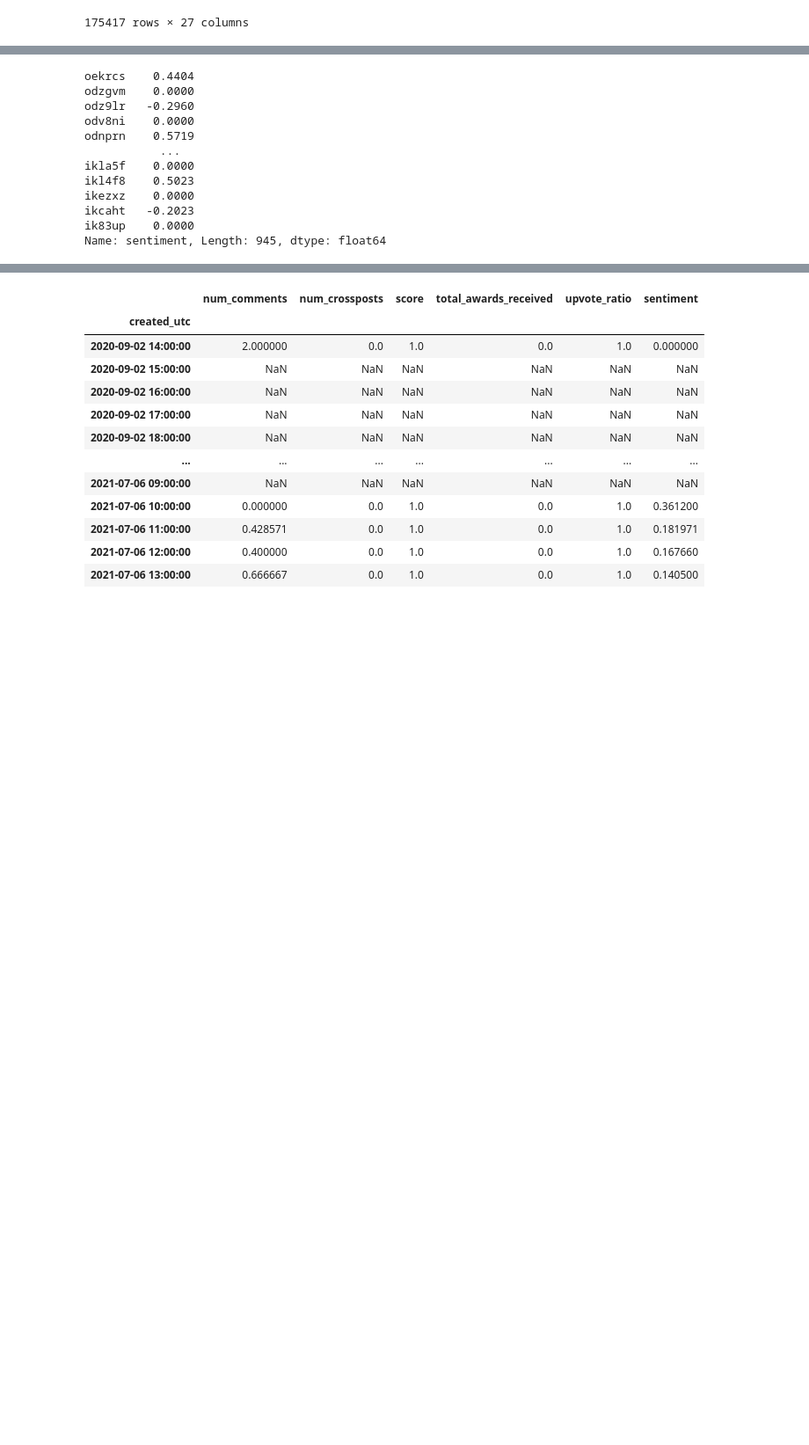
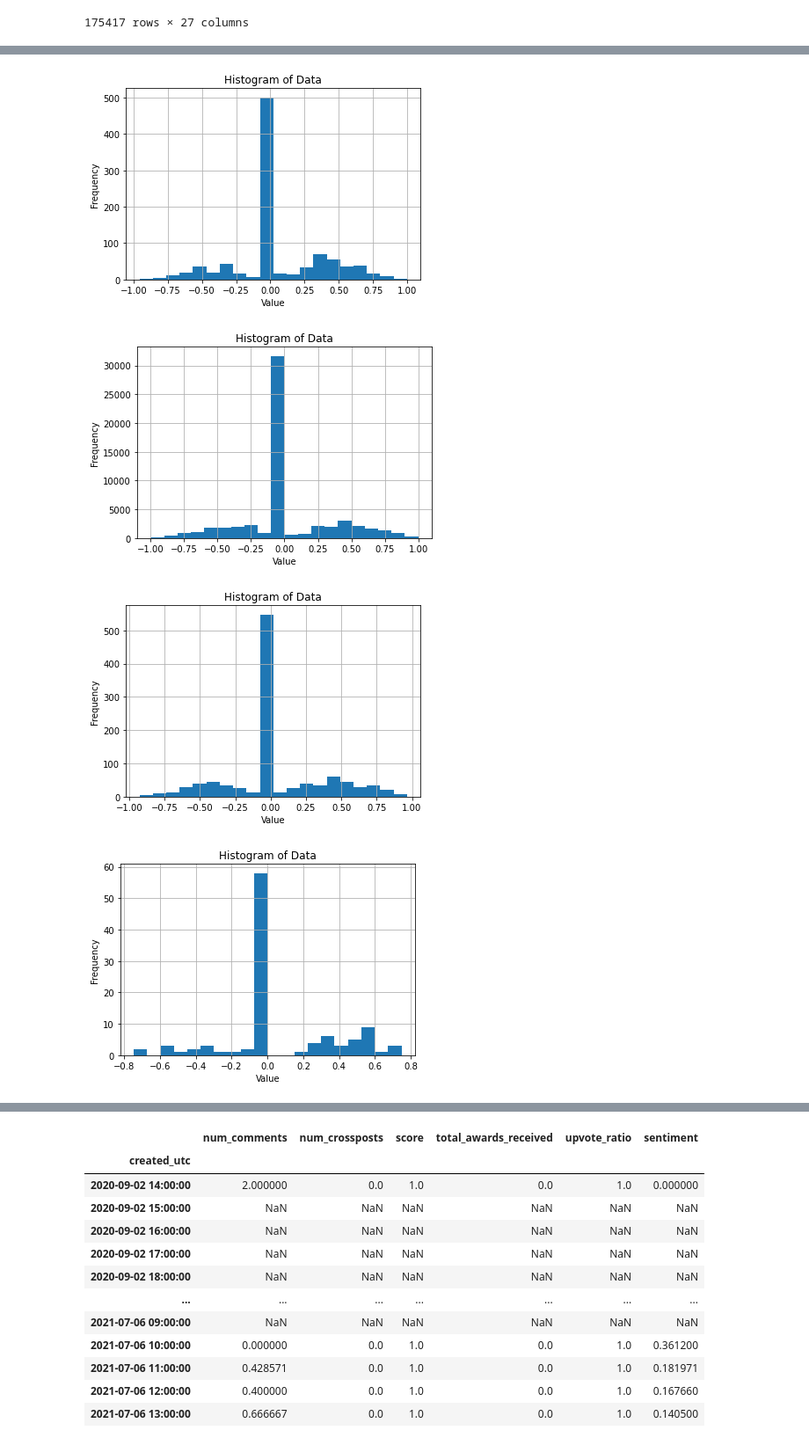
Before and after one commit to SaberQ19/socioPhysics_DiamondHands, a Jupyter notebook: xgBoost.ipynb, the cells around one changed output, grey strips where cells are left out. Shown at 88% size. Drawn from its saved outputs; the diff is of its cells as text; code cells hidden in the pictures; blank space fills up the shorter version.

```diff
--- a/xgBoost.ipynb
+++ b/xgBoost.ipynb
@@ -169,17 +169,19 @@ for stock in stockname:
 
     stock_postandsentiment[f'{stock}_post'].rename(columns={1: 'sentiment'}, inplace=True)
     stock_postandsentiment[f'{stock}_post']['sentiment'] = stock_postandsentiment[f'{stock}_post']['sentiment'].astype('float64')
-stock_postandsentiment['AAPL_post']['sentiment']
-# %% [output]
-oekrcs    0.4404
-odzgvm    0.0000
-odz9lr   -0.2960
-odv8ni    0.0000
-odnprn    0.5719
-           ...
-ikla5f    0.0000
-ikl4f8    0.5023
-ikezxz    0.0000
-ikcaht   -0.2023
-ik83up    0.0000
-Name: sentiment, Length: 945, dtype: float64
+# %%
+
+for stock in stockname:
+# Plotting the histogram
+    pl.figure()
+    stock_postandsentiment[f'{stock}_post']['sentiment'].hist(bins = 20)
+    pl.xlabel('Value')
+    pl.ylabel('Frequency')
+    pl.title('Histogram of Data')
+    pl.grid(True)
+    pl.show()
+# %% [output]
+[figure, added]
+[figure, added]
+[figure, added]
+[figure, added]
```
Also changed, not shown: parts of 9 cells of this notebook.
